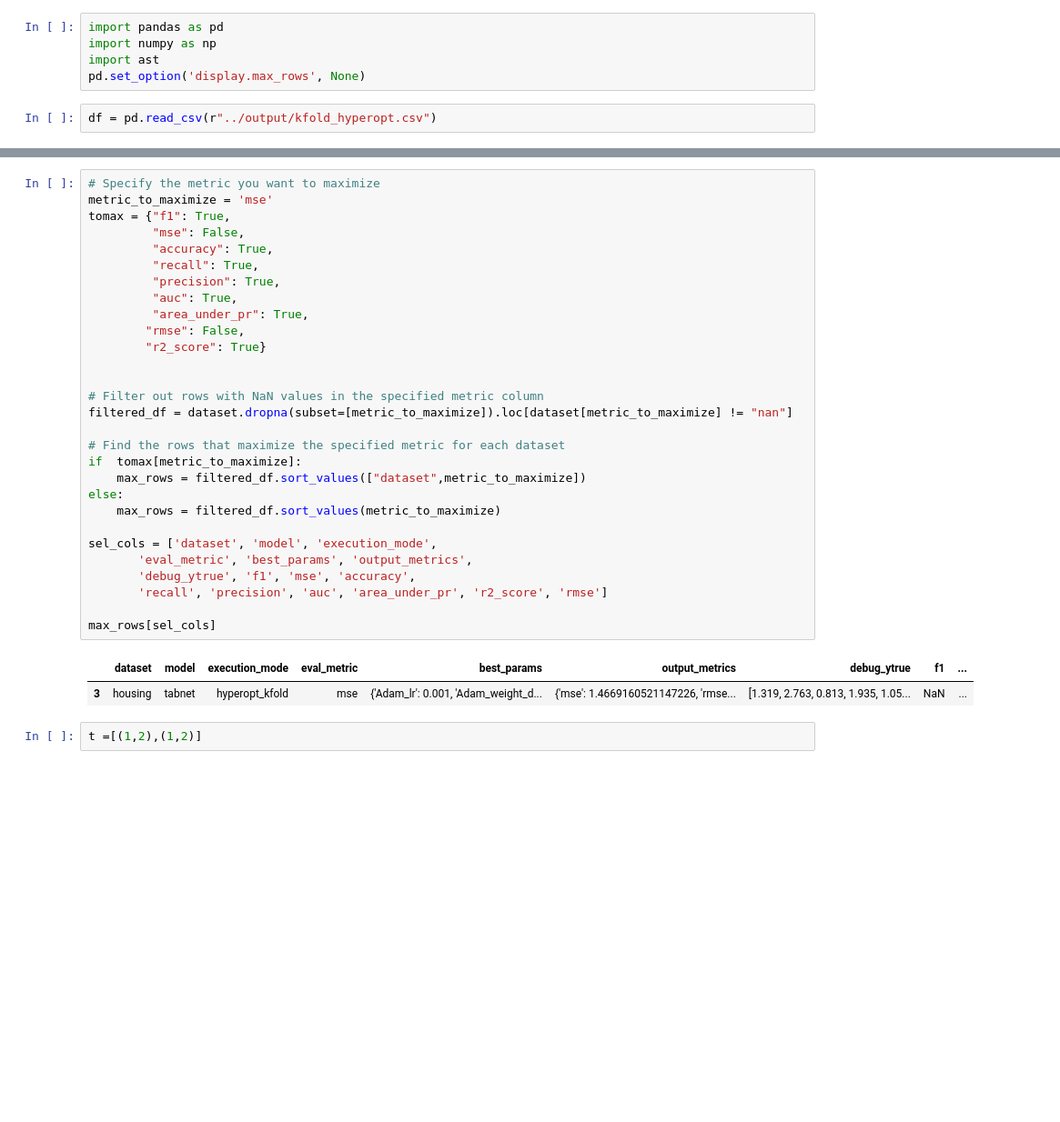
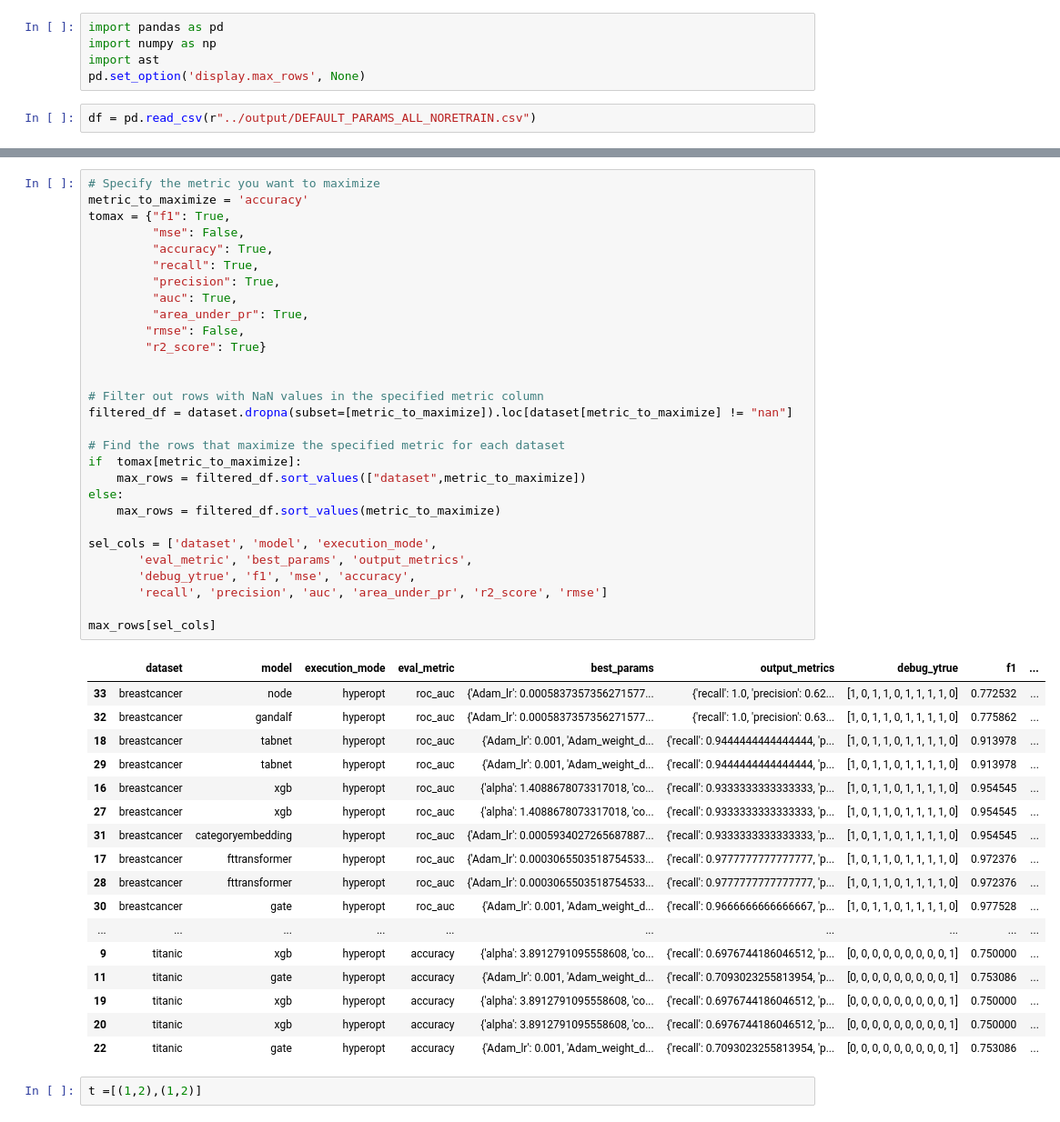
Before and after one commit to mdicio/AutoDeep, a Jupyter notebook: notebooks/ExplorationBook-Copy1.ipynb, the cells around one changed output, grey strips where cells are left out. Shown at 91% size. Drawn from its saved outputs; the diff is of its cells as text; blank space fills up the shorter version.

```diff
--- a/notebooks/ExplorationBook-Copy1.ipynb
+++ b/notebooks/ExplorationBook-Copy1.ipynb
@@ -4,7 +4,7 @@ import numpy as np
 import ast
 pd.set_option('display.max_rows', None)
 # %%
-df = pd.read_csv(r"../output/kfold_hyperopt.csv")
+df = pd.read_csv(r"../output/DEFAULT_PARAMS_ALL_NORETRAIN.csv")
 # %%
 # List of metric names
 metric_names = ["f1","mse","accuracy","recall","precision", "auc","area_under_pr", "r2_score", "rmse"]
@@ -24,36 +24,51 @@ dataset.head(1)
 1 rows × 21 columns
 # %%
 # Specify the metric you want to maximize
-metric_to_maximize = 'mse'
+metric_to_maximize = 'accuracy'
 tomax = {"f1": True,
          "mse": False,
          "accuracy": True,
          "recall": True,
          "precision": True,
          "auc": True,
          "area_under_pr": True,
         "rmse": False,
         "r2_score": True}
 
 
 # Filter out rows with NaN values in the specified metric column
 filtered_df = dataset.dropna(subset=[metric_to_maximize]).loc[dataset[metric_to_maximize] != "nan"]
 
 # Find the rows that maximize the specified metric for each dataset
 if  tomax[metric_to_maximize]:
     max_rows = filtered_df.sort_values(["dataset",metric_to_maximize])
 else:
     max_rows = filtered_df.sort_values(metric_to_maximize)
 
 sel_cols = ['dataset', 'model', 'execution_mode',
        'eval_metric', 'best_params', 'output_metrics',
        'debug_ytrue', 'f1', 'mse', 'accuracy',
        'recall', 'precision', 'auc', 'area_under_pr', 'r2_score', 'rmse']
 
 max_rows[sel_cols]
 # %% [output]
 |  | dataset | model | execution_mode | eval_metric | best_params | output_metrics | debug_ytrue | f1 | ... |
-| 3 | housing | tabnet | hyperopt_kfold | mse | {'Adam_lr': 0.001, 'Adam_weight_d... | {'mse': 1.4669160521147226, 'rmse... | [1.319, 2.763, 0.813, 1.935, 1.05... | NaN | ... |
+| 33 | breastcancer | node | hyperopt | roc_auc | {'Adam_lr': 0.0005837357356271577... | {'recall': 1.0, 'precision': 0.62... | [1, 0, 1, 1, 0, 1, 1, 1, 1, 0] | 0.772532 | ... |
+| 32 | breastcancer | gandalf | hyperopt | roc_auc | {'Adam_lr': 0.0005837357356271577... | {'recall': 1.0, 'precision': 0.63... | [1, 0, 1, 1, 0, 1, 1, 1, 1, 0] | 0.775862 | ... |
+| 18 | breastcancer | tabnet | hyperopt | roc_auc | {'Adam_lr': 0.001, 'Adam_weight_d... | {'recall': 0.9444444444444444, 'p... | [1, 0, 1, 1, 0, 1, 1, 1, 1, 0] | 0.913978 | ... |
+| 29 | breastcancer | tabnet | hyperopt | roc_auc | {'Adam_lr': 0.001, 'Adam_weight_d... | {'recall': 0.9444444444444444, 'p... | [1, 0, 1, 1, 0, 1, 1, 1, 1, 0] | 0.913978 | ... |
+| 16 | breastcancer | xgb | hyperopt | roc_auc | {'alpha': 1.4088678073317018, 'co... | {'recall': 0.9333333333333333, 'p... | [1, 0, 1, 1, 0, 1, 1, 1, 1, 0] | 0.954545 | ... |
+| 27 | breastcancer | xgb | hyperopt | roc_auc | {'alpha': 1.4088678073317018, 'co... | {'recall': 0.9333333333333333, 'p... | [1, 0, 1, 1, 0, 1, 1, 1, 1, 0] | 0.954545 | ... |
+| 31 | breastcancer | categoryembedding | hyperopt | roc_auc | {'Adam_lr': 0.0005934027265687887... | {'recall': 0.9333333333333333, 'p... | [1, 0, 1, 1, 0, 1, 1, 1, 1, 0] | 0.954545 | ... |
+| 17 | breastcancer | fttransformer | hyperopt | roc_auc | {'Adam_lr': 0.0003065503518754533... | {'recall': 0.9777777777777777, 'p... | [1, 0, 1, 1, 0, 1, 1, 1, 1, 0] | 0.972376 | ... |
+| 28 | breastcancer | fttransformer | hyperopt | roc_auc | {'Adam_lr': 0.0003065503518754533... | {'recall': 0.9777777777777777, 'p... | [1, 0, 1, 1, 0, 1, 1, 1, 1, 0] | 0.972376 | ... |
+| 30 | breastcancer | gate | hyperopt | roc_auc | {'Adam_lr': 0.001, 'Adam_weight_d... | {'recall': 0.9666666666666667, 'p... | [1, 0, 1, 1, 0, 1, 1, 1, 1, 0] | 0.977528 | ... |
+| ... | ... | ... | ... | ... | ... | ... | ... | ... | ... |
+| 9 | titanic | xgb | hyperopt | accuracy | {'alpha': 3.8912791095558608, 'co... | {'recall': 0.6976744186046512, 'p... | [0, 0, 0, 0, 0, 0, 0, 0, 0, 1] | 0.750000 | ... |
+| 11 | titanic | gate | hyperopt | accuracy | {'Adam_lr': 0.001, 'Adam_weight_d... | {'recall': 0.7093023255813954, 'p... | [0, 0, 0, 0, 0, 0, 0, 0, 0, 1] | 0.753086 | ... |
+| 19 | titanic | xgb | hyperopt | accuracy | {'alpha': 3.8912791095558608, 'co... | {'recall': 0.6976744186046512, 'p... | [0, 0, 0, 0, 0, 0, 0, 0, 0, 1] | 0.750000 | ... |
+| 20 | titanic | xgb | hyperopt | accuracy | {'alpha': 3.8912791095558608, 'co... | {'recall': 0.6976744186046512, 'p... | [0, 0, 0, 0, 0, 0, 0, 0, 0, 1] | 0.750000 | ... |
+| 22 | titanic | gate | hyperopt | accuracy | {'Adam_lr': 0.001, 'Adam_weight_d... | {'recall': 0.7093023255813954, 'p... | [0, 0, 0, 0, 0, 0, 0, 0, 0, 1] | 0.753086 | ... |
 # %%
 t =[(1,2),(1,2)]
 # %%
```
Also changed, not shown: parts of 1 cell of this notebook, 12 other files.
